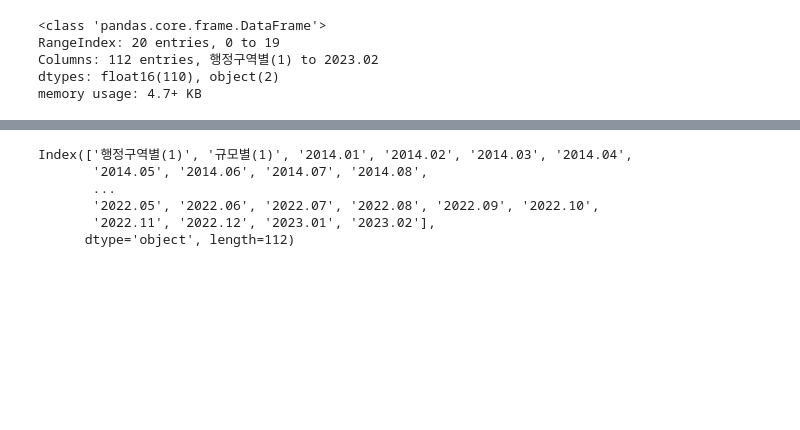
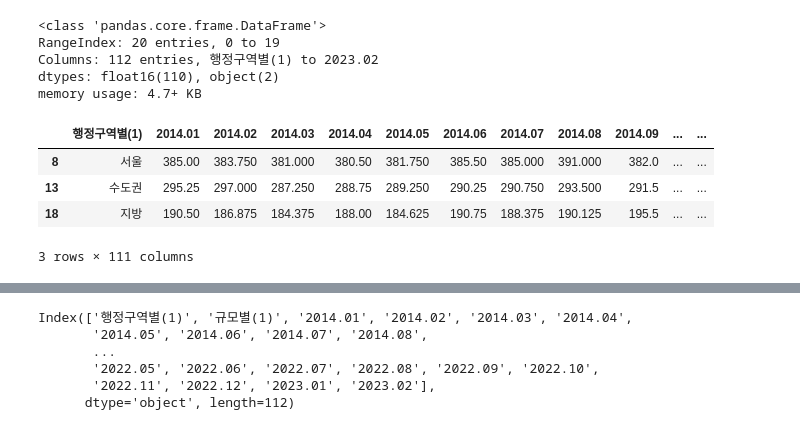
Before and after one commit to dongyoon9802/pythonAnalasys, a Jupyter notebook: pyhtonAnalysis.ipynb, the cells around one changed output, grey strips where cells are left out. Drawn from its saved outputs; the diff is of its cells as text; code cells hidden in the pictures; blank space fills up the shorter version.

```diff
--- a/pyhtonAnalysis.ipynb
+++ b/pyhtonAnalysis.ipynb
@@ -124,6 +155,16 @@ RangeIndex: 20 entries, 0 to 19
 Columns: 112 entries, 행정구역별(1) to 2023.02
 dtypes: float16(110), object(2)
 memory usage: 4.7+ KB
+# %%
+aptAvgRentPrice_edit = aptAvgRentPrice.drop(aptAvgRentPrice[aptAvgRentPrice['행정구역별(1)'].isin(['전국'])].index)
+aptAvgRentPrice_edit = aptAvgRentPrice_edit.drop(aptAvgRentPrice_edit[aptAvgRentPrice_edit['규모별(1)'].isin(['초소형(40㎡ 이하)','소형(40㎡초과 60㎡이하)','중소형(60㎡초과 85㎡이하)','대형(135㎡ 초과)'])].index)
+aptAvgRentPrice_edit.drop('규모별(1)',axis=1)
+# %% [output]
+|  | 행정구역별(1) | 2014.01 | 2014.02 | 2014.03 | 2014.04 | 2014.05 | 2014.06 | 2014.07 | 2014.08 | 2014.09 | ... | ... |
+| 8 | 서울 | 385.00 | 383.750 | 381.000 | 380.50 | 381.750 | 385.50 | 385.000 | 391.000 | 382.0 | ... | ... |
+| 13 | 수도권 | 295.25 | 297.000 | 287.250 | 288.75 | 289.250 | 290.25 | 290.750 | 293.500 | 291.5 | ... | ... |
+| 18 | 지방 | 190.50 | 186.875 | 184.375 | 188.00 | 184.625 | 190.75 | 188.375 | 190.125 | 195.5 | ... | ... |
+3 rows × 111 columns
 # %%
 aptMidRentPrice.head()
 # %% [output]
```
Also changed, not shown: parts of 7 cells of this notebook.
